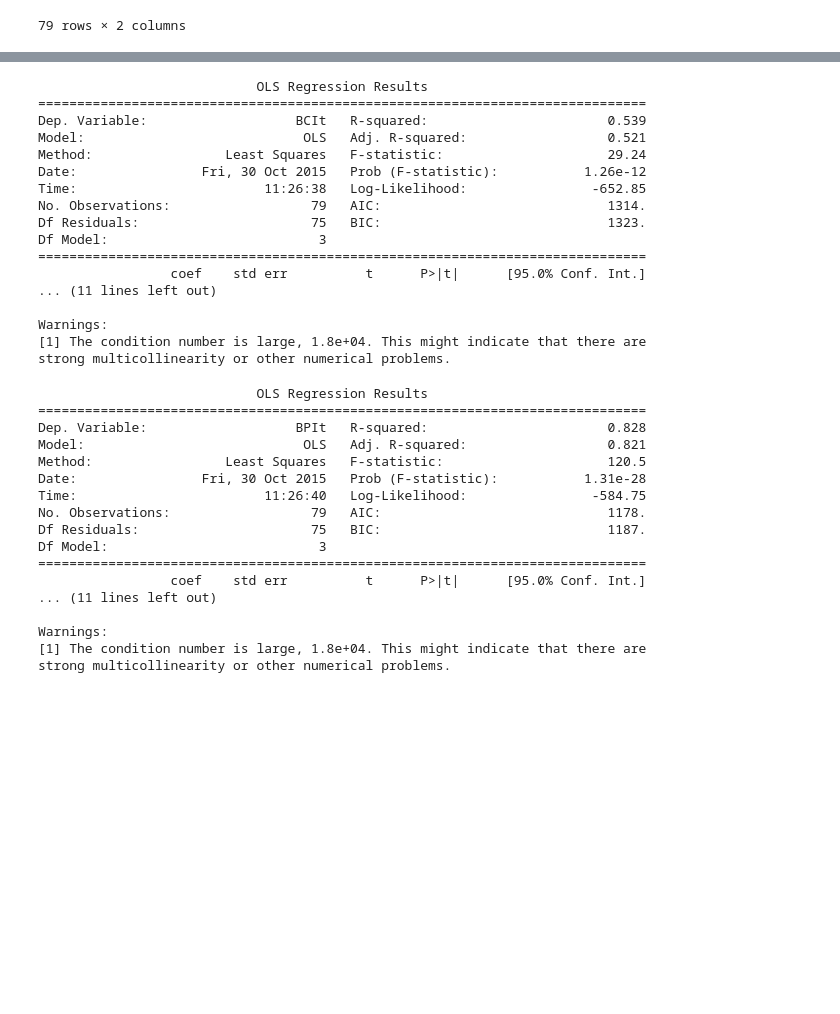
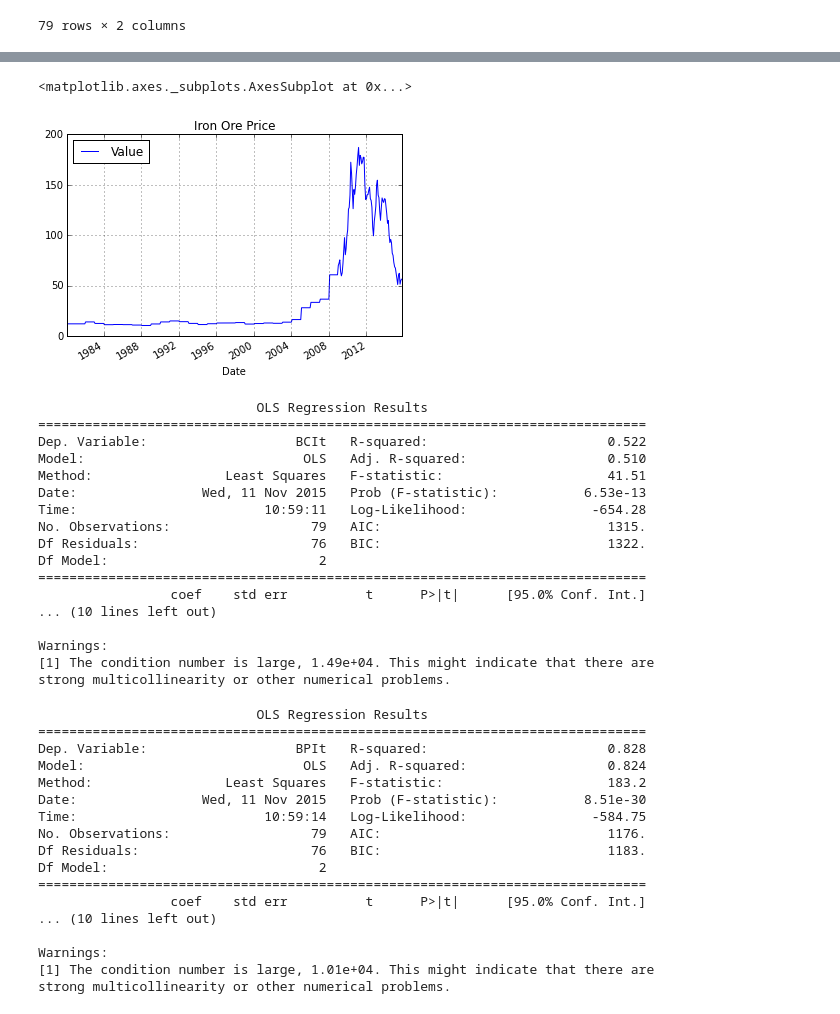
Before and after one commit to kulpa/Portfolio, a Jupyter notebook: code/data_analysis/Var.ipynb, the cells around one changed output, grey strips where cells are left out. Saved outputs shown, nothing was run; the diff lists cells and outputs as text; code cells hidden in the pictures; blank space fills up the shorter version.

```diff
--- a/code/data_analysis/Var.ipynb
+++ b/code/data_analysis/Var.ipynb
@@ -82,0 +154,11 @@ DF_BSI.plot(title="BSI", x="Date", y="BSI_Value")
+# %%
+#Iron Ore analysis
+ORE_LOCATION = r'../data/ODA-PIORECR_USD.csv'
+DF_ORE = pd.read_csv(ORE_LOCATION)
+
+DF_ORE["Date"] = pd.to_datetime(DF_ORE["Date"], '%Y-%m-%d')
+
+DF_ORE.plot(title="Iron Ore Price", x="Date", y="Value")
+# %% [output]
+<matplotlib.axes._subplots.AxesSubplot at 0x...>
+[figure, added]
@@ -103,49 +190,49 @@ DF_BPI_L.index = [range(len(DF_BPI_L))]
 # %%
 # multiregression of BCI
 import statsmodels.formula.api as sm
-df = pd.DataFrame({"BCIt": DF_BCI_L["BCI_Value"], "BCIt1": DF_BCI_E["BCI_Value"], "BPIt1": DF_BPI_E["BPI_Value"], "Oil": DF_OIL_LATER["VALUE"]})
-result = sm.ols(formula="BCIt ~ BCIt1 + BPIt1 + Oil", data=df).fit()
+df = pd.DataFrame({"BCIt": DF_BCI_L["BCI_Value"], "BCIt1": DF_BCI_E["BCI_Value"], "BPIt1": DF_BPI_E["BPI_Value"], "Oil": DF_OIL_LATER["VALUE"], "ORE": DF_ORE_E["Value"]})
+result = sm.ols(formula="BCIt ~ BCIt1 + Oil", data=df).fit()
 print result.summary()
 # %% [output]
                             OLS Regression Results
 ==============================================================================
-Dep. Variable:                   BCIt   R-squared:                       0.539
-Model:                            OLS   Adj. R-squared:                  0.521
-Method:                 Least Squares   F-statistic:                     29.24
-Date:                Fri, 30 Oct 2015   Prob (F-statistic):           1.26e-12
-Time:                        11:26:38   Log-Likelihood:                -652.85
-No. Observations:                  79   AIC:                             1314.
-Df Residuals:                      75   BIC:                             1323.
-Df Model:                           3
+Dep. Variable:                   BCIt   R-squared:                       0.522
+Model:                            OLS   Adj. R-squared:                  0.510
+Method:                 Least Squares   F-statistic:                     41.51
+Date:                Wed, 11 Nov 2015   Prob (F-statistic):           6.53e-13
+Time:                        10:59:11   Log-Likelihood:                -654.28
+No. Observations:                  79   AIC:                             1315.
+Df Residuals:                      76   BIC:                             1322.
+Df Model:                           2
 ==============================================================================
                  coef    std err          t      P>|t|      [95.0% Conf. Int.]
-... (11 lines left out)
+... (10 lines left out)
 
 Warnings:
-[1] The condition number is large, 1.8e+04. This might indicate that there are
+[1] The condition number is large, 1.49e+04. This might indicate that there are
 strong multicollinearity or other numerical problems.
 # %%
 # multiregression of BPI
 import statsmodels.formula.api as sm
-df = pd.DataFrame({"BPIt": DF_BPI_L["BPI_Value"], "BPIt1": DF_BPI_E["BPI_Value"],"BCIt1": DF_BCI_E["BCI_Value"], "Oil": DF_OIL_LATER["VALUE"]})
-result = sm.ols(formula="BPIt ~ BPIt1 + BCIt1 + Oil", data=df).fit()
+df = pd.DataFrame({"BPIt": DF_BPI_L["BPI_Value"], "BPIt1": DF_BPI_E["BPI_Value"],"BCIt1": DF_BCI_E["BCI_Value"], "Oil": DF_OIL_LATER["VALUE"], "ORE": DF_ORE_E["Value"]})
+result = sm.ols(formula="BPIt ~ BPIt1 + Oil", data=df).fit()
 print result.summary()
 # %% [output]
                             OLS Regression Results
 ==============================================================================
 Dep. Variable:                   BPIt   R-squared:                       0.828
-Model:                            OLS   Adj. R-squared:                  0.821
-Method:                 Least Squares   F-statistic:                     120.5
-Date:                Fri, 30 Oct 2015   Prob (F-statistic):           1.31e-28
-Time:                        11:26:40   Log-Likelihood:                -584.75
-No. Observations:                  79   AIC:                             1178.
-Df Residuals:                      75   BIC:                             1187.
-Df Model:                           3
+Model:                            OLS   Adj. R-squared:                  0.824
+Method:                 Least Squares   F-statistic:                     183.2
+Date:                Wed, 11 Nov 2015   Prob (F-statistic):           8.51e-30
+Time:                        10:59:14   Log-Likelihood:                -584.75
+No. Observations:                  79   AIC:                             1176.
+Df Residuals:                      76   BIC:                             1183.
+Df Model:                           2
 ==============================================================================
                  coef    std err          t      P>|t|      [95.0% Conf. Int.]
-... (11 lines left out)
+... (10 lines left out)
 
 Warnings:
-[1] The condition number is large, 1.8e+04. This might indicate that there are
+[1] The condition number is large, 1.01e+04. This might indicate that there are
 strong multicollinearity or other numerical problems.
 # %%
```
Also changed, not shown: parts of 7 cells of this notebook, 36 other files.
